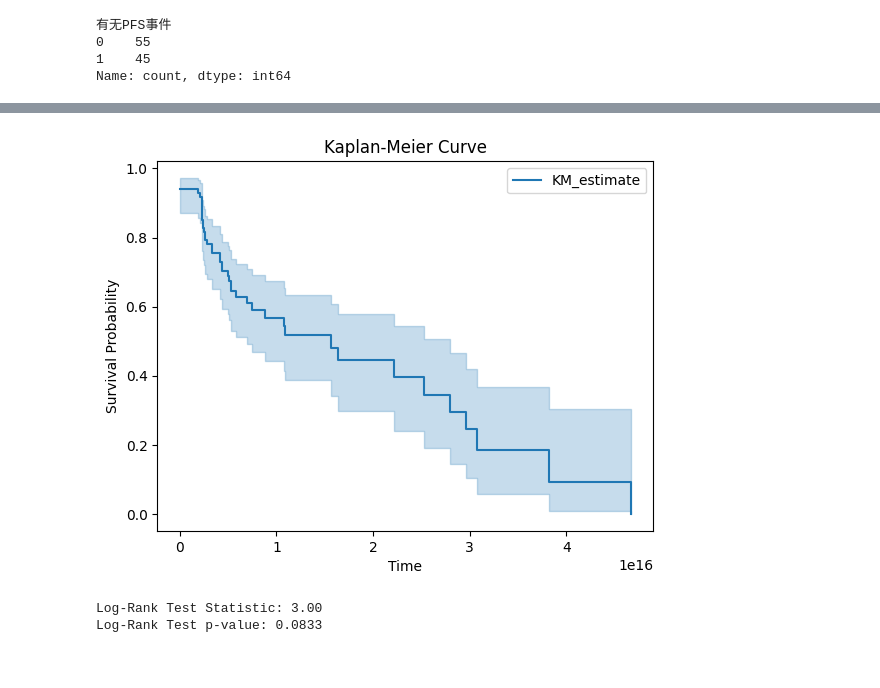
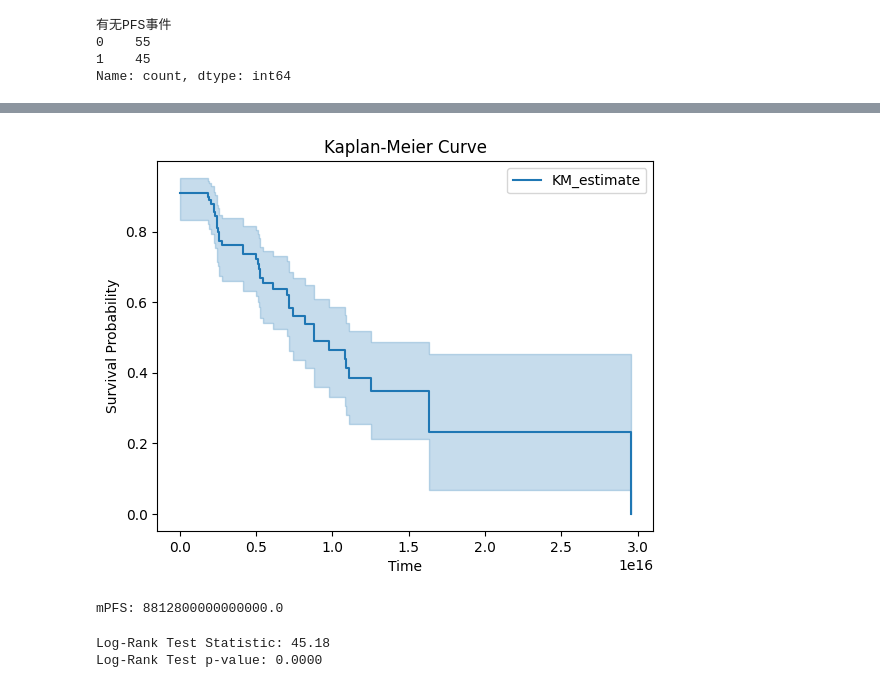
Before and after one commit to qiudongsong/-, a Jupyter notebook: 紫杉醇.ipynb, the cells around one changed output, grey strips where cells are left out. Drawn from its saved outputs; the diff is of its cells as text; code cells hidden in the pictures.

```diff
--- a/紫杉醇.ipynb
+++ b/紫杉醇.ipynb
@@ -474,0 +539,6 @@ print(PFS)
+# %%
+data_pfs = {'date_column': 统计['PFS事件']}
+df_pfs = pd.DataFrame(data_pfs)
+df_pfs['date_column'] = pd.to_datetime(df_pfs['date_column']).dt.year*365+pd.to_datetime(df_pfs['date_column']).dt.month*28+pd.to_datetime(df_pfs['date_column']).dt.day
+print(df_pfs)
+统计['df_pfs']=df_pfs
@@ -474,0 +560,6 @@ print(PFS)
+# %%
+data_zsc = {'date_column': 统计['紫杉醇脂质体开始日期']}
+df_zsc = pd.DataFrame(data_zsc)
+df_zsc['date_column'] = pd.to_datetime(df_zsc['date_column']).dt.year*365+pd.to_datetime(df_zsc['date_column']).dt.month*28+pd.to_datetime(df_zsc['date_column']).dt.day
+print(df_zsc)
+统计['df_zsc']=df_zsc
@@ -514,0 +675,14 @@ Name: count, dtype: int64
+# %%
+
+# Convert date columns to datetime data type
+紫杉醇用药时间={'start':统计['紫杉醇脂质体开始日期'] ,'end': 统计['紫杉醇脂质体结束日期']}
+紫杉醇时间=pd.DataFrame(紫杉醇用药时间)
+紫杉醇时间['start'] = pd.to_datetime(紫杉醇时间['start'] )
+紫杉醇时间['end'] = pd.to_datetime(紫杉醇时间['end'])
+
+# Subtract the columns and create a new column with the result
+紫杉醇时间['date_difference'] = 紫杉醇时间['end'] - 紫杉醇时间['start']
+
+# Print the resulting dataset
+
+print(紫杉醇时间['date_difference'])
@@ -515,23 +702,32 @@ Name: count, dtype: int64
+# %%
+统计['date_difference']=紫杉醇时间['date_difference']
+
+统计['date_difference'] = 统计['date_difference'].apply(lambda x: x.total_seconds())
+
+# Print the DataFrame with the converted values
 # %%
 data = {
-    'time': 联合时间['date_difference'],
+    'time': 紫杉醇时间['date_difference'],
     'event': 统计['有无PFS事件']
 }
-
 df = pd.DataFrame(data)
-
 # Fit Kaplan-Meier estimator
 kmf = KaplanMeierFitter()
 kmf.fit(df['time'], event_observed=df['event'])
-
 # Generate KM curve
 kmf.plot()
 plt.xlabel('Time')
 plt.ylabel('Survival Probability')
 plt.title('Kaplan-Meier Curve')
 plt.show()
+
+mpfs = kmf.median_survival_time_
+
+# Print the mPFS
+print("mPFS:", mpfs)
 # %% [output]
-[figure, old version]
+[figure, new version]
+mPFS: 8812800000000000.0
 # %%
 import pandas as pd
 from lifelines import KaplanMeierFitter
@@ -539,13 +735,13 @@ from lifelines.statistics import logrank_test
 
 # Create two sample datasets for comparison
 group1 = {
-    'time': [10, 15, 20, 25, 30],
-    'event': [1, 0, 1, 0, 1]
+    'time': 统计['df_time'],
+    'event': 统计['有无PFS事件']
 }
 
 group2 = {
-    'time': [10, 15, 20, 25, 30],
-    'event': [0, 0, 0, 0, 0]
+    'time': 统计['df_time'],
+    'event': 统计['NAPFS']
 }
 
 df_group1 = pd.DataFrame(group1)
@@ -565,8 +761,8 @@ results = logrank_test(df_group1['time'], df_group2['time'], df_group1['event'],
 print("Log-Rank Test Statistic: %.2f" % results.test_statistic)
 print("Log-Rank Test p-value: %.4f" % results.p_value)
 # %% [output]
-Log-Rank Test Statistic: 3.00
-Log-Rank Test p-value: 0.0833
+Log-Rank Test Statistic: 45.18
+Log-Rank Test p-value: 0.0000
 # %%
 #logrank for 2 groups
 import pandas as pd
```
Also changed, not shown: parts of 25 cells of this notebook, 4 other files.
